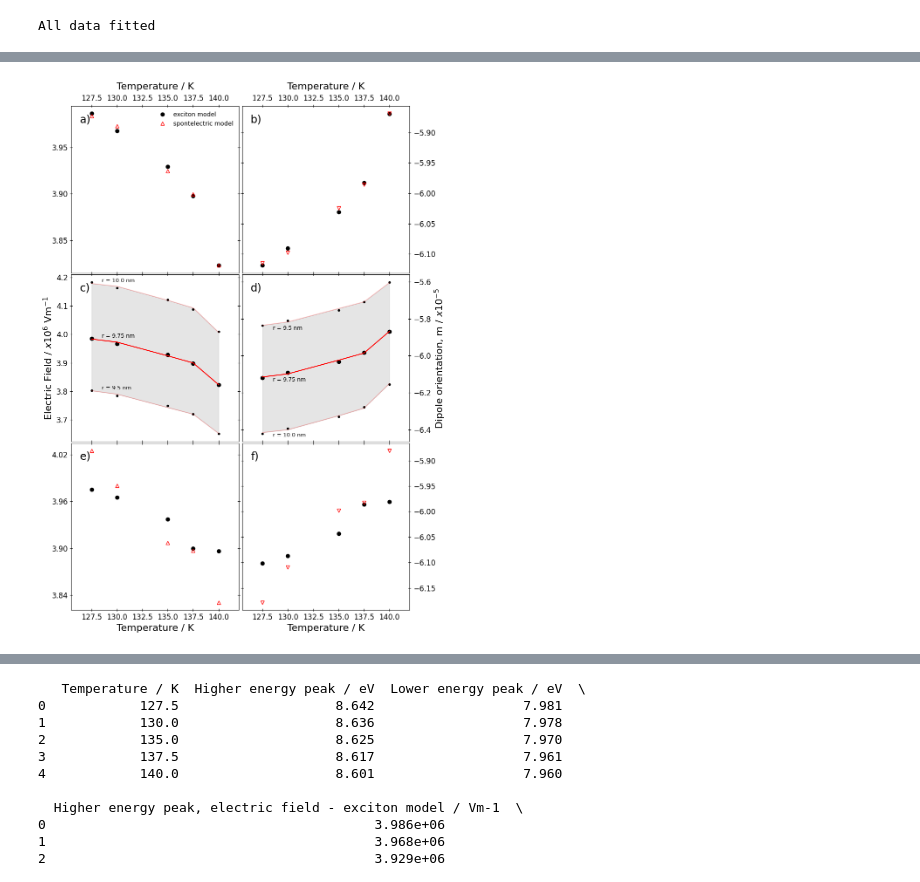
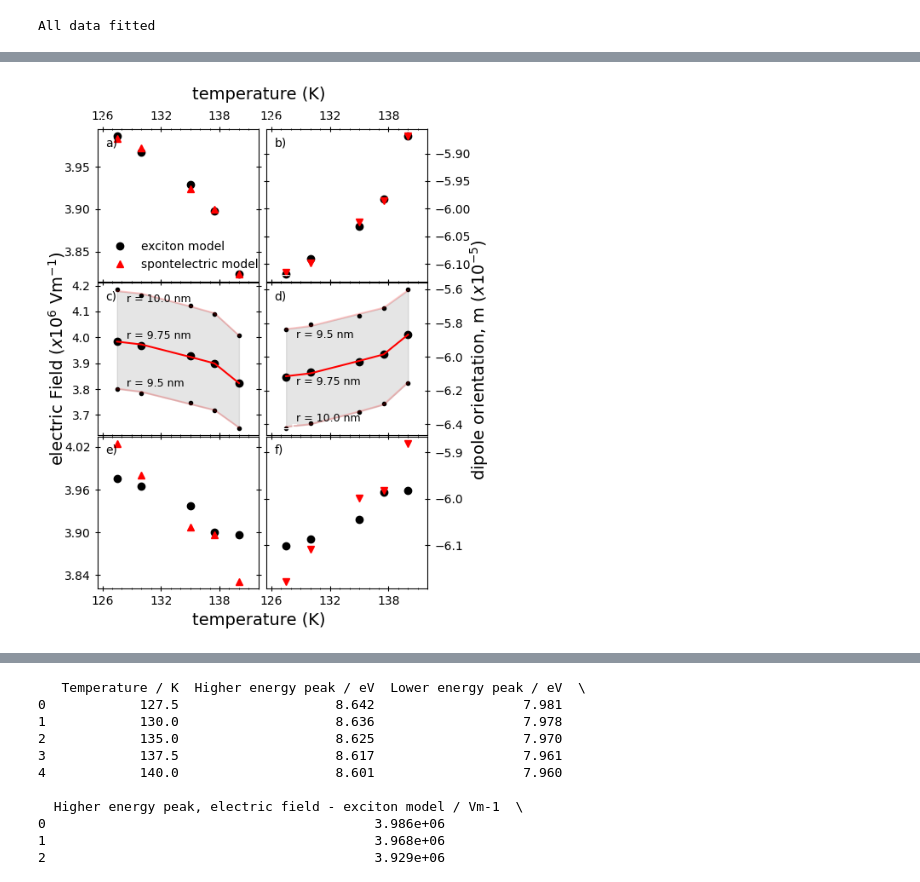
Before and after one commit to cassidy-andrew/VUV_water_spont, a Jupyter notebook: water_spont_paper.ipynb, the cells around one changed output, grey strips where cells are left out. Drawn from its saved outputs; the diff is of its cells as text; code cells hidden in the pictures.

```diff
--- a/water_spont_paper.ipynb
+++ b/water_spont_paper.ipynb
@@ -347,8 +401,8 @@ Given values of r and , the latter as a function of T (Fig. 5), Eqn. 3 and 4
 filename='water_spont_data'
 df = pd.read_csv(filename+'.csv', header=(0))
 
-l0_eV_lower= 7.818149 #7.91515 -0.025 -0.065  -0.007  #155.925 # lambda_0 in eV
-l0_eV_higher = 8.475402 #8.565402 -0.025 -0.065  #eV when fitting with David, we arbitrarily applied this 0.025 offset to improve the fit
+l0_eV_lower= 7.818149 # lambda_0 in eV
+l0_eV_higher = 8.475402 # lambda_0 in eV
 
 xdataraw_higher = (df.iloc[:,0]) #Temperature K
 ydataraw_higher = (df.iloc[:,1]) #peak position eV
@@ -364,7 +418,6 @@ IceMu = Solid_phase_dipole(density)*2.541746
 Omega_SI = 17.35e-30 # volume in m**3 from saga et al.
 Omega = Omega_SI*18897259886**3 # convert volume to au
 
-
 # calculate the energy difference, sigma, between lambda max (peak positions at each Tdep) and Lambda0 in eV:
 DE_eV_higher=ydataraw_higher-l0_eV_higher
 DE_eV_lower=ydataraw_lower-l0_eV_lower
@@ -378,22 +431,23 @@ DE_lower=DE_eV_lower*0.036749405469679
 ### --------
 
 # Create a figure and subplots
-fig, ax1 = plt.subplots(figsize=(6, 6))
+fig, ax1 = plt.subplots(figsize=(6,4))
 
 # Plotting the data on the first subplot (axs[0])
-ax1.errorbar(xdataraw_higher, DE_eV_higher, yerr = df['8_5eV_err'], fmt = '^', color = 'black', label='8.65 eV', capsize=2)
+ax1.errorbar(xdataraw_higher, DE_eV_higher, yerr = df['8_5eV_err'], fmt = 'o', color = 'black', label='8.65 eV', capsize=2)
 ax1.errorbar(xdataraw_lower+0.2, DE_eV_lower, yerr = df['8eV_err'],fmt = 'v', color = 'red', label='7.98 eV', capsize=2)
 #ax1.legend(frameon=False)
-ax1.set_xlabel('temperature / K',  fontsize=16)
-ax1.set_ylabel(r'energy shift, $\delta$ / eV',  fontsize=16)
-ax1.tick_params(axis='both', which='both', length=5, labelsize=12, direction='inout')
+ax1.set_xlabel('temperature (K)',  fontsize=18)
+ax1.set_ylabel(r'energy shift, $\delta$ (eV)',  fontsize=18)
+ax1.tick_params(axis='both', which='both', length=5, labelsize=16, direction='inout')
 ax1.xaxis.set_ticks_position('both')
 ax1.tick_params(axis='x', which='both', direction='inout')
 ax1.yaxis.set_tick_params(right=True, labelright=False)
 ax1.tick_params(axis='y', which='both', direction='inout')
 
 plt.tight_layout()
-plt.savefig('Figure_3.png', format='png')
+plt.savefig('Figure_3.png', dpi = 600, bbox_inches='tight',format='png')
+plt.savefig('Figure_3.svg',dpi = 600, bbox_inches='tight',format='svg')
 # Show the plot
 plt.show()
 # %% [output]
@@ -403,6 +474,5 @@ plt.show()
 # %%
-r_nm = (9.5, 9.75, 10.0)
-
+r_nm = (9.5, 9.75, 10.0)  #vary the value of radius in size of exciton
 
 # Specify the directory
 dir_path = 'observed_data'
@@ -420,8 +490,8 @@ else:
     print("The directory 'observed_data' does not exist.")
 
 # Create a single plot with data from all dataframes
-fig, ((ax1, ax2), (ax3, ax4), (ax5, ax6)) = plt.subplots(nrows=3, ncols=2, figsize=(10, 15), sharex='col')
-fig.subplots_adjust(wspace=0.02, hspace=0.01)
+fig, ((ax1, ax2), (ax3, ax4), (ax5, ax6)) = plt.subplots(nrows=3, ncols=2, figsize=(5, 7), sharex='col')
+fig.subplots_adjust(wspace=0.05, hspace=0.01)
 
 #first get the fit for the higher energy peak
 DE = DE_higher
@@ -454,14 +524,16 @@ ax3.fill_between(spont_fit1_min['Temperature'], spont_fit1_min['Calc_field'], sp
 ax3.plot(spont_fit1_best['Temperature'], spont_fit1_best['Calc_field'], 'r', label='spontelectric model')
 
 ax3.text(spont_fit1_min['Temperature'].iloc[0]+1, spont_fit1_min['Calc_field'].iloc[0], 'r = '+str(r_nm[0])+' nm', color='black', fontsize=9, ha='left', va = 'bottom')
-ax3.text(spont_fit1_max['Temperature'].iloc[0]+1, spont_fit1_max['Calc_field'].iloc[0], 'r = '+str(r_nm[2])+' nm', color='black', fontsize=9, ha='left', va = 'bottom')
+ax3.text(spont_fit1_max['Temperature'].iloc[0]+1, spont_fit1_max['Calc_field'].iloc[1], 'r = '+str(r_nm[2])+' nm', color='black', fontsize=9, ha='left', va = 'top')
 ax3.text(spont_fit1_best['Temperature'].iloc[0]+1, spont_fit1_best['Calc_field'].iloc[0], 'r = '+str(r_nm[1])+' nm', color='black', fontsize=9, ha='left', va = 'bottom')
 
 #ax3.set_xlabel('Temperature / K', fontsize=16, fontname='garamond')
 ax3.xaxis.set_ticks_position('both')
-ax3.tick_params(axis='x', which='both', length=5,  labelsize = 12, direction='inout')
+ax3.tick_params(axis='x', which='both', length=5,  labelsize = 10, direction='inout')
+ax3.xaxis.set_minor_locator(MultipleLocator(1))
+ax3.tick_params(axis='x', which='minor', length=2, labelsize=0)
 #ax3.set_ylabel('Electric Field / Vm$^{-1}$', fontsize=16, fontname='garamond')
-ax3.tick_params(axis='y', which='both', length=5,  labelsize = 12, direction='inout')
+ax3.tick_params(axis='y', which='both', length=5,  labelsize = 10, direction='inout')
 ax3.yaxis.set_tick_params(right=True, labelright=False)
 #axa.legend(loc=0, fontsize=14, framealpha=0)
 
@@ -477,15 +549,17 @@ ax4.fill_between(spont_fit1_min['Temperature'], spont_fit1_min['calc_y'], spont_
 ax4.plot(spont_fit1_best['Temperature'], spont_fit1_best['calc_y'], 'r', label='spontelectric model')
 
 ax4.text(spont_fit1_min['Temperature'].iloc[0]+1, spont_fit1_min['calc_y'].iloc[0], 'r = '+str(r_nm[0])+' nm', color='black', fontsize=9, ha='left', va = 'top')
-ax4.text(spont_fit1_max['Temperature'].iloc[0]+1, spont_fit1_max['calc_y'].iloc[0], 'r = '+str(r_nm[2])+' nm', color='black', fontsize=9, ha='left', va = 'top')
+ax4.text(spont_fit1_max['Temperature'].iloc[0]+1, spont_fit1_max['calc_y'].iloc[1], 'r = '+str(r_nm[2])+' nm', color='black', fontsize=9, ha='left', va = 'bottom')
 ax4.text(spont_fit1_best['Temperature'].iloc[0]+1, spont_fit1_best['calc_y'].iloc[0], 'r = '+str(r_nm[1])+' nm', color='black', fontsize=9, ha='left', va = 'top')
 
 ax4.xaxis.set_ticks_position('both')
 #ax4.set_xlabel('Temperature / K', fontsize=16, fontname='garamond')
-ax4.tick_params(axis='x', which='both', length=5,  labelsize = 12, direction='inout')
+ax4.tick_params(axis='x', which='both', length=5,  labelsize = 10, direction='inout')
+ax4.xaxis.set_minor_locator(MultipleLocator(1))
+ax4.tick_params(axis='x', which='minor', length=2, labelsize=0)
 ax4.yaxis.set_label_position("right")
 #ax4.set_ylabel(r'Dipole orientation / $\mu_Z/\mu$', fontsize=16, fontname='garamond')
-ax4.tick_params(axis='y', which='both', length=5,  labelsize = 12, direction='inout')
+ax4.tick_params(axis='y', which='both', length=5,  labelsize = 10, direction='inout')
 ax4.yaxis.set_tick_params(right=True, labelleft = False, labelright=True)
 
 PlotSpontelData_paper(spont_fit1_best['Temperature'], spont_fit1_best['sigma_T'], spont_fit1_best['Calc_field'], spont_fit1_best['Observed_field'], spont_fit1_best['calc_y'], spont_fit1_best['y'], spont_fit1_best['sigma_y'], ax1, ax2)
@@ -565,27 +639,27 @@ SpontelData.to_csv(spont_file_name, index=False)
 
 PlotSpontelData_paper(SpontelData['Temperature'], SpontelData['sigma_T'], SpontelData['Calc_field'], SpontelData['Observed_field'], SpontelData['calc_y'], SpontelData['y'], SpontelData['sigma_y'], ax5, ax6)
 
-ax1.text(0.05, 0.95, 'a)', transform=ax1.transAxes, fontsize=18, verticalalignment='top')
-ax2.text(0.05, 0.95, 'b)', transform=ax2.transAxes, fontsize=18, verticalalignment='top')
-ax3.text(0.05, 0.95, 'c)', transform=ax3.transAxes, fontsize=18, verticalalignment='top')
-ax4.text(0.05, 0.95, 'd)', transform=ax4.transAxes, fontsize=18, verticalalignment='top')
-ax5.text(0.05, 0.95, 'e)', transform=ax5.transAxes, fontsize=18, verticalalignment='top')
-ax6.text(0.05, 0.95, 'f)', transform=ax6.transAxes, fontsize=18, verticalalignment='top')
+ax1.text(0.05, 0.95, 'a)', transform=ax1.transAxes, fontsize=10, verticalalignment='top')
+ax2.text(0.05, 0.95, 'b)', transform=ax2.transAxes, fontsize=10, verticalalignment='top')
+ax3.text(0.05, 0.95, 'c)', transform=ax3.transAxes, fontsize=10, verticalalignment='top')
+ax4.text(0.05, 0.95, 'd)', transform=ax4.transAxes, fontsize=10, verticalalignment='top')
+ax5.text(0.05, 0.95, 'e)', transform=ax5.transAxes, fontsize=10, verticalalignment='top')
+ax6.text(0.05, 0.95, 'f)', transform=ax6.transAxes, fontsize=10, verticalalignment='top')
 
 #fix x-axes details
 ax1.xaxis.set_tick_params(labeltop=True)
 ax2.xaxis.set_tick_params(labeltop=True)
-ax1.set_xlabel('Temperature / K', fontsize=16, labelpad = 20)
-ax2.set_xlabel('Temperature / K', fontsize=16, labelpad = 20)
+ax1.set_xlabel('temperature (K)', fontsize=14, labelpad = 20, x = 1)
+#ax2.set_xlabel('Temperature (K)', fontsize=14, labelpad = 20)
 # Move x-axis label to the top
 ax1.xaxis.label_position = 'top'
 ax2.xaxis.label_position = 'top'
-ax6.set_xlabel('Temperature / K', fontsize=16)
-ax5.set_xlabel('Temperature / K', fontsize=16)
+#ax6.set_xlabel('Temperature (K)', fontsize=14)
+ax5.set_xlabel('temperature (K)', fontsize=14,x = 1)
 
 #fix y-axes details
-ax3.set_ylabel('Electric Field / $x10^{6}$ Vm$^{-1}$', fontsize=16)
-ax4.set_ylabel(r'Dipole orientation, m / $x10^{-5}$ ', fontsize=16)
+ax3.set_ylabel('electric Field ($x10^{6}$ Vm$^{-1}$)', fontsize=14)
+ax4.set_ylabel(r'dipole orientation, m ($x10^{-5}$) ', fontsize=14)
 
 # Set offset text color to white
 ax1.get_yaxis().get_offset_text().set_color('white')
@@ -598,9 +672,9 @@ ax6.get_yaxis().get_offset_text().set_color('white')
 #add a legend
 ax1.legend(frameon = False)
 
-
 # Save the combined plot
-plt.savefig('Figure_4.png')
+plt.savefig('Figure_4.png',dpi = 600, bbox_inches='tight')
+plt.savefig('Figure_4.svg',dpi = 600, bbox_inches='tight')
 plt.show()
 # %% [output]
 All files in 'observed_data' have been deleted.
@@ -607 +697 @@ All files in 'observed_data' have been deleted.
-[figure, old version]
+[figure, new version]
```
Also changed, not shown: parts of 26 cells of this notebook, 13 other files.
